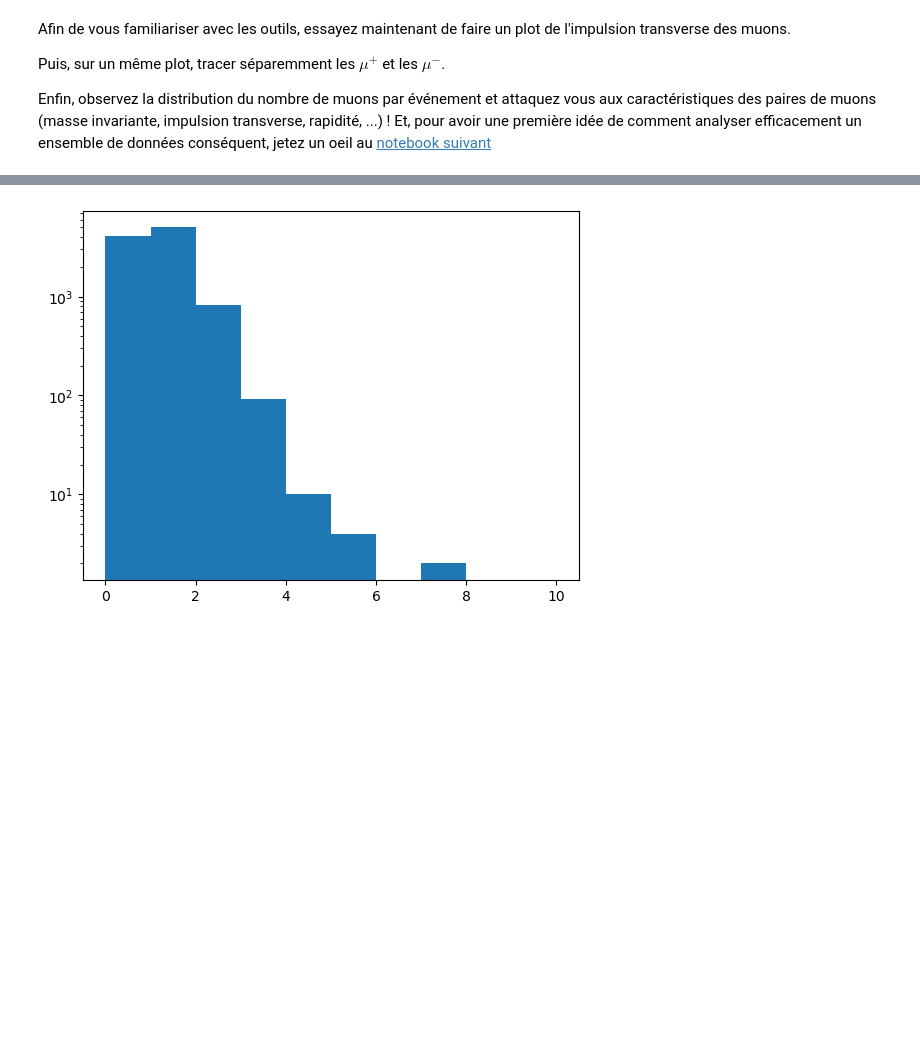
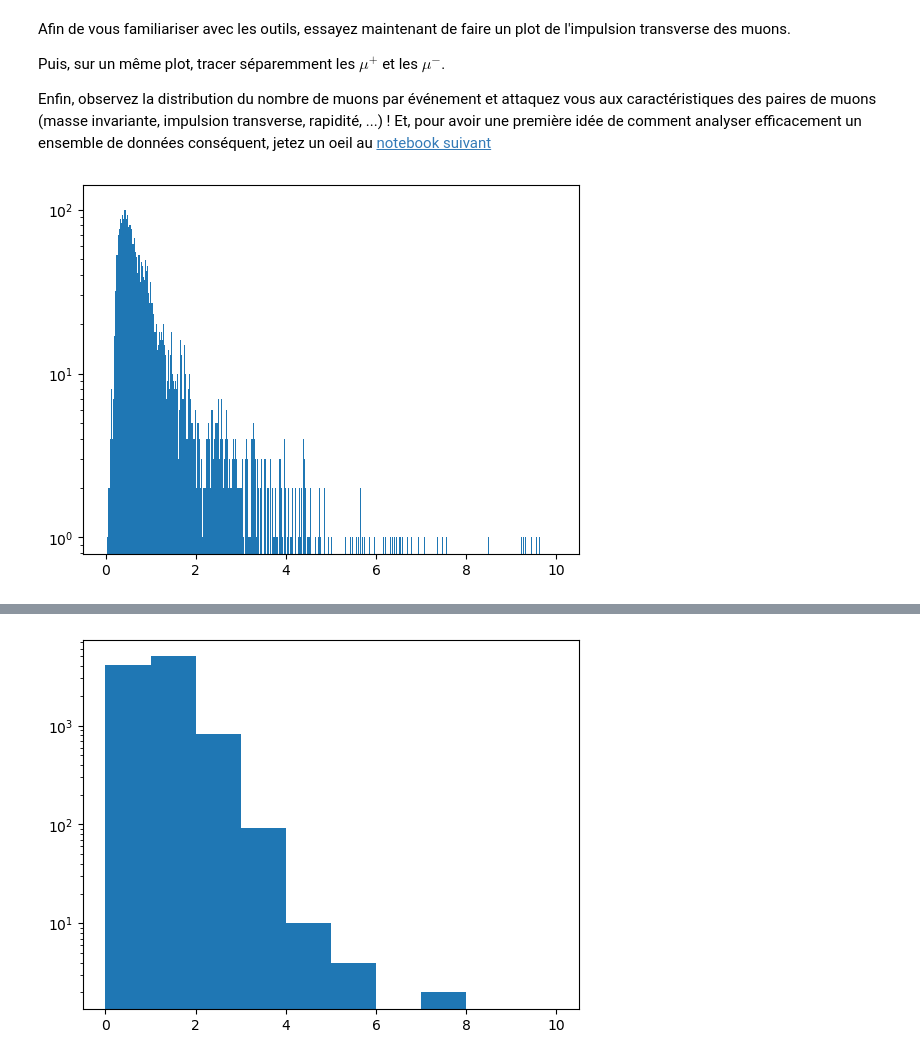
Before and after one commit to nantes-m2-rps-exp/qqbar2mumu-2024, a Jupyter notebook: notebooks/01-muon-eta-distribution.ipynb, the cells around one changed output, grey strips where cells are left out. Saved outputs shown, nothing was run; the diff lists cells and outputs as text; code cells hidden in the pictures; blank space fills up the shorter version.

```diff
--- a/notebooks/01-muon-eta-distribution.ipynb
+++ b/notebooks/01-muon-eta-distribution.ipynb
@@ -220,3 +220,20 @@ Puis, sur un même plot, tracer séparemment les $\mu^+$ et les $\mu^-$.
 
 Enfin, observez la distribution du nombre de muons par événement et attaquez vous aux caractéristiques des paires de muons (masse invariante, impulsion transverse, rapidité, ...) !
 Et, pour avoir une première idée de comment analyser efficacement un ensemble de données conséquent, jetez un oeil au [notebook suivant](./02-analyze-more-data.ipynb)
+# %%
+pT = np.array([],dtype =float) #initialisation de la liste des pt
+def p_T(px:float,py:float):
+    pt = math.sqrt(px*px + py*py)
+    return pt
+
+for event in m[m.nMuons>0]:
+    nofEvents+=1
+    tracks = event["Muon"].to_list()
+    for t in tracks:
+        nofTracks+=1
+        pT = np.append(pT,p_T(t["Px"],t["Py"]))
+
+plt.hist(pT,bins=1000,range=[0,10]);
+plt.yscale('log')
+# %% [output]
+[figure, added]
```
Also changed, not shown: parts of 3 cells of this notebook.
